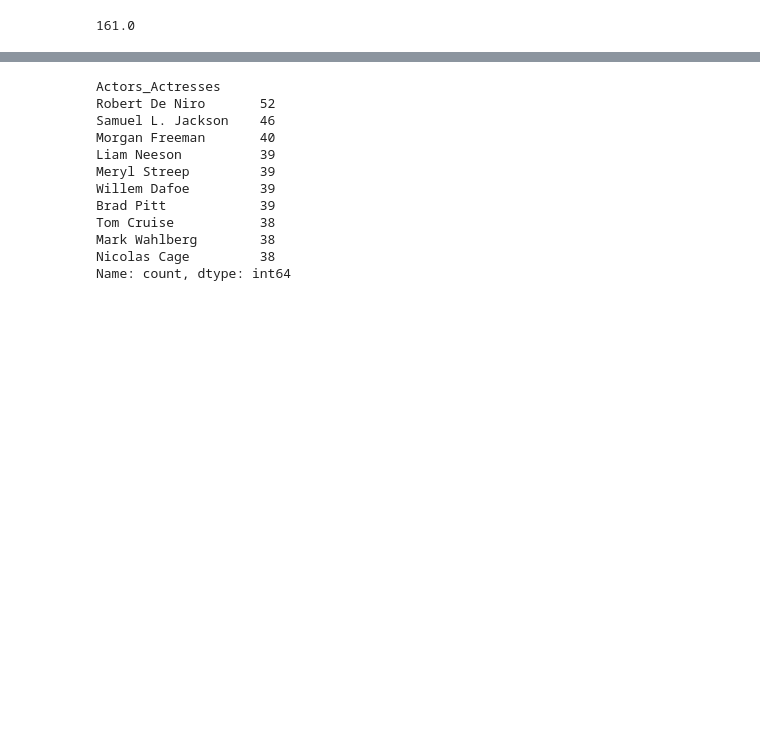
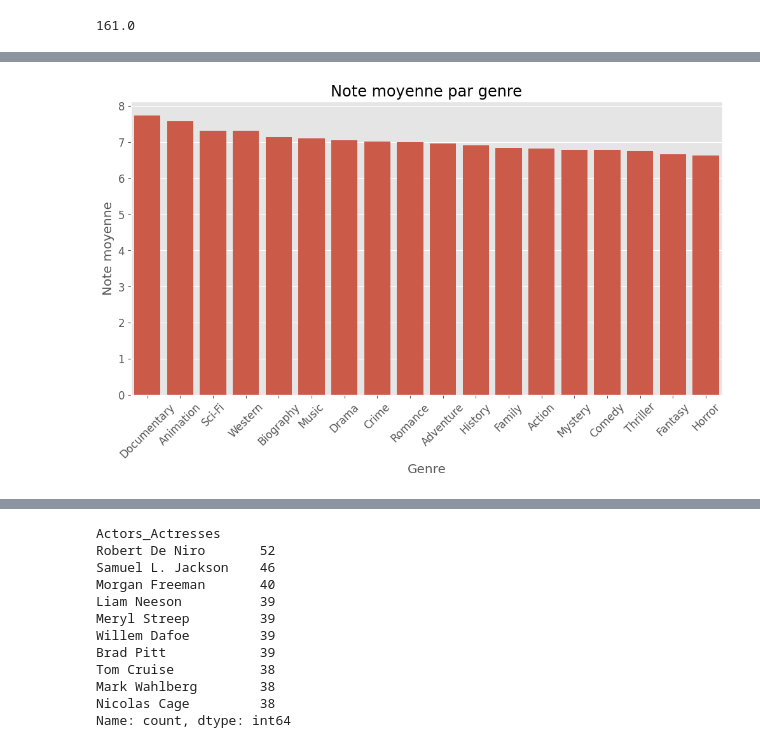
Before and after one commit to Patrick-NII/Projet-Data-IA, a Jupyter notebook: Merged_all_tables/merged_all_tables.ipynb, the cells around one changed output, grey strips where cells are left out. Cells and saved outputs as stored; diff of their text form; code cells hidden in the pictures; blank space fills up the shorter version.

```diff
--- a/Merged_all_tables/merged_all_tables.ipynb
+++ b/Merged_all_tables/merged_all_tables.ipynb
@@ -210,0 +138,14 @@ plt.show()
+# %%
+# 1. Note moyenne par genre
+avg_rating_by_genre = df_merged.groupby('genre1')['averageRating'].mean().reset_index()
+avg_rating_by_genre = avg_rating_by_genre.sort_values(by='averageRating', ascending=False)
+
+plt.figure(figsize=(12, 6))
+sns.barplot(x='genre1', y='averageRating', data=avg_rating_by_genre)
+plt.title('Note moyenne par genre')
+plt.xlabel('Genre')
+plt.ylabel('Note moyenne')
+plt.xticks(rotation=45)
+plt.show()
+# %% [output]
+[figure, added]
```
Also changed, not shown: parts of 22 cells of this notebook.
